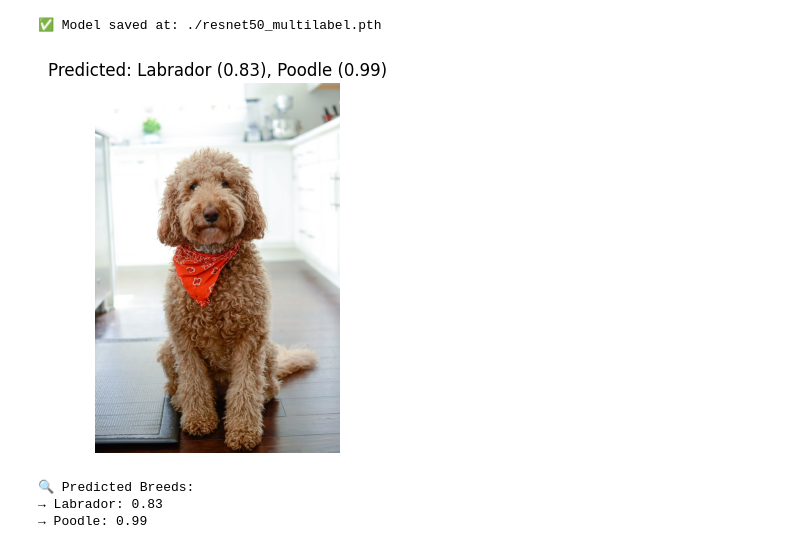
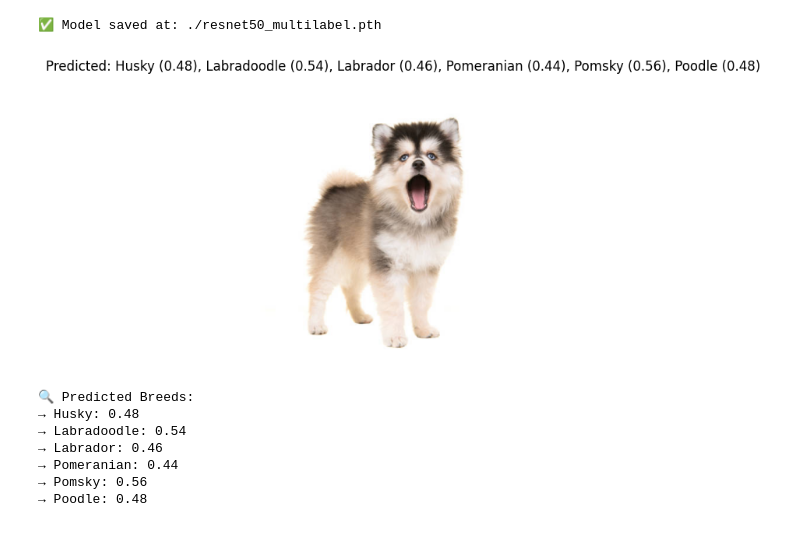
Before and after one commit to dltkdgus3769/Deep_AI_Pytorch, a Jupyter notebook: 2-CNN-ResNet/multilabel_dog_classifier.ipynb, the cells around one changed output. Drawn from its saved outputs; the diff is of its cells as text; code cells hidden in the pictures.

```diff
--- a/2-CNN-ResNet/multilabel_dog_classifier.ipynb
+++ b/2-CNN-ResNet/multilabel_dog_classifier.ipynb
@@ -159,11 +157,15 @@ def predict_sample(image_path, model, class_names, threshold=0.3):
         print(f"→ {label}: {conf:.2f}")
 # %%
 # ✅ 11. Run prediction (예시)
-sample_image = "./13.jpg"
+sample_image = "./111.jpg"
 model_loaded = load_model(model_path, num_classes)
 predict_sample(sample_image, model_loaded, class_names)
 # %% [output]
-[figure, old version]
+[figure, new version]
 🔍 Predicted Breeds:
-→ Labrador: 0.83
-→ Poodle: 0.99
+→ Husky: 0.48
+→ Labradoodle: 0.54
+→ Labrador: 0.46
+→ Pomeranian: 0.44
+→ Pomsky: 0.56
+→ Poodle: 0.48
```
Also changed, not shown: parts of 3 cells of this notebook.
